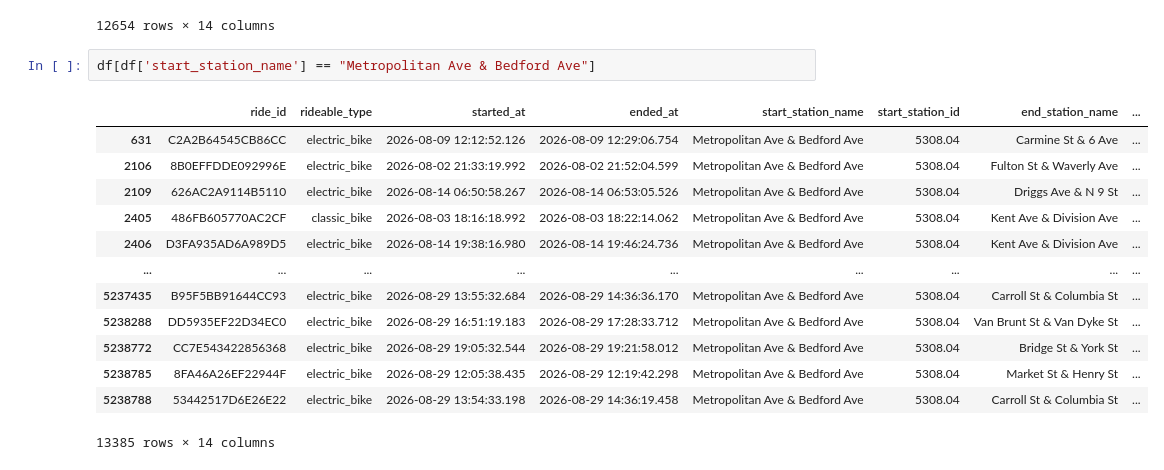
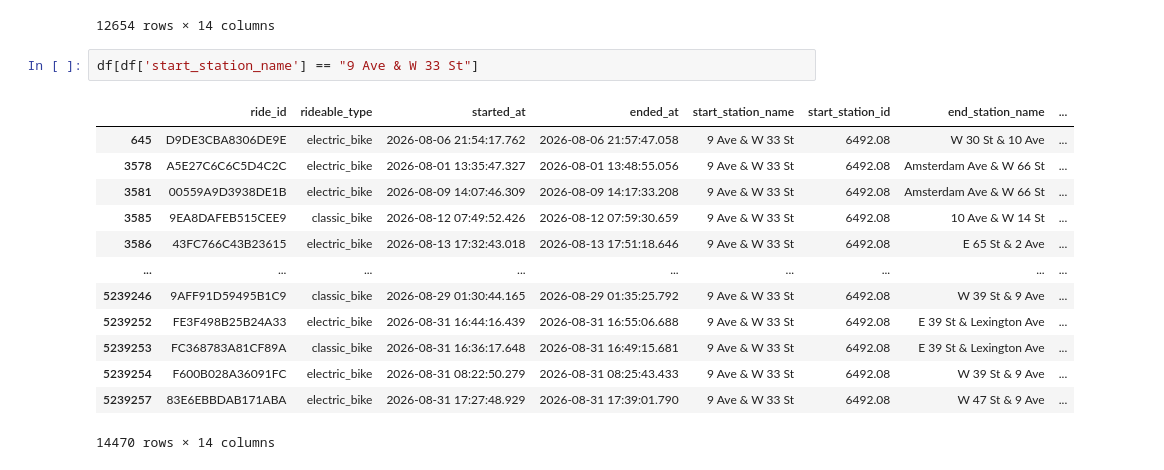
Before and after one commit to rachichi/citibikeavailability, a Jupyter notebook: citibike.ipynb, the cells around one changed output. Cells and saved outputs as stored; diff of their text form.

```diff
--- a/citibike.ipynb
+++ b/citibike.ipynb
@@ -237,19 +237,19 @@ df[df['start_station_name'] == "N 7 St & Driggs Ave"]
 | 5234380 | BC08E758AEFAD9ED | electric_bike | 2026-08-30 10:31:24.862 | 2026-08-30 10:45:55.680 | N 7 St & Driggs Ave | 5340.01 | Halsey St & Tompkins Ave | ... |
 12654 rows × 14 columns
 # %%
-df[df['start_station_name'] == "Metropolitan Ave & Bedford Ave"]
+df[df['start_station_name'] == "9 Ave & W 33 St"]
 # %% [output]
 |  | ride_id | rideable_type | started_at | ended_at | start_station_name | start_station_id | end_station_name | ... |
-| 631 | C2A2B64545CB86CC | electric_bike | 2026-08-09 12:12:52.126 | 2026-08-09 12:29:06.754 | Metropolitan Ave & Bedford Ave | 5308.04 | Carmine St & 6 Ave | ... |
-| 2106 | 8B0EFFDDE092996E | electric_bike | 2026-08-02 21:33:19.992 | 2026-08-02 21:52:04.599 | Metropolitan Ave & Bedford Ave | 5308.04 | Fulton St & Waverly Ave | ... |
-| 2109 | 626AC2A9114B5110 | electric_bike | 2026-08-14 06:50:58.267 | 2026-08-14 06:53:05.526 | Metropolitan Ave & Bedford Ave | 5308.04 | Driggs Ave & N 9 St | ... |
-| 2405 | 486FB605770AC2CF | classic_bike | 2026-08-03 18:16:18.992 | 2026-08-03 18:22:14.062 | Metropolitan Ave & Bedford Ave | 5308.04 | Kent Ave & Division Ave | ... |
-| 2406 | D3FA935AD6A989D5 | electric_bike | 2026-08-14 19:38:16.980 | 2026-08-14 19:46:24.736 | Metropolitan Ave & Bedford Ave | 5308.04 | Kent Ave & Division Ave | ... |
+| 645 | D9DE3CBA8306DE9E | electric_bike | 2026-08-06 21:54:17.762 | 2026-08-06 21:57:47.058 | 9 Ave & W 33 St | 6492.08 | W 30 St & 10 Ave | ... |
+| 3578 | A5E27C6C6C5D4C2C | electric_bike | 2026-08-01 13:35:47.327 | 2026-08-01 13:48:55.056 | 9 Ave & W 33 St | 6492.08 | Amsterdam Ave & W 66 St | ... |
+| 3581 | 00559A9D3938DE1B | electric_bike | 2026-08-09 14:07:46.309 | 2026-08-09 14:17:33.208 | 9 Ave & W 33 St | 6492.08 | Amsterdam Ave & W 66 St | ... |
+| 3585 | 9EA8DAFEB515CEE9 | classic_bike | 2026-08-12 07:49:52.426 | 2026-08-12 07:59:30.659 | 9 Ave & W 33 St | 6492.08 | 10 Ave & W 14 St | ... |
+| 3586 | 43FC766C43B23615 | electric_bike | 2026-08-13 17:32:43.018 | 2026-08-13 17:51:18.646 | 9 Ave & W 33 St | 6492.08 | E 65 St & 2 Ave | ... |
 | ... | ... | ... | ... | ... | ... | ... | ... | ... |
-| 5237435 | B95F5BB91644CC93 | electric_bike | 2026-08-29 13:55:32.684 | 2026-08-29 14:36:36.170 | Metropolitan Ave & Bedford Ave | 5308.04 | Carroll St & Columbia St | ... |
-| 5238288 | DD5935EF22D34EC0 | electric_bike | 2026-08-29 16:51:19.183 | 2026-08-29 17:28:33.712 | Metropolitan Ave & Bedford Ave | 5308.04 | Van Brunt St & Van Dyke St | ... |
-| 5238772 | CC7E543422856368 | electric_bike | 2026-08-29 19:05:32.544 | 2026-08-29 19:21:58.012 | Metropolitan Ave & Bedford Ave | 5308.04 | Bridge St & York St | ... |
-| 5238785 | 8FA46A26EF22944F | electric_bike | 2026-08-29 12:05:38.435 | 2026-08-29 12:19:42.298 | Metropolitan Ave & Bedford Ave | 5308.04 | Market St & Henry St | ... |
-| 5238788 | 53442517D6E26E22 | electric_bike | 2026-08-29 13:54:33.198 | 2026-08-29 14:36:19.458 | Metropolitan Ave & Bedford Ave | 5308.04 | Carroll St & Columbia St | ... |
+| 5239246 | 9AFF91D59495B1C9 | classic_bike | 2026-08-29 01:30:44.165 | 2026-08-29 01:35:25.792 | 9 Ave & W 33 St | 6492.08 | W 39 St & 9 Ave | ... |
+| 5239252 | FE3F498B25B24A33 | electric_bike | 2026-08-31 16:44:16.439 | 2026-08-31 16:55:06.688 | 9 Ave & W 33 St | 6492.08 | E 39 St & Lexington Ave | ... |
+| 5239253 | FC368783A81CF89A | classic_bike | 2026-08-31 16:36:17.648 | 2026-08-31 16:49:15.681 | 9 Ave & W 33 St | 6492.08 | E 39 St & Lexington Ave | ... |
+| 5239254 | F600B028A36091FC | electric_bike | 2026-08-31 08:22:50.279 | 2026-08-31 08:25:43.433 | 9 Ave & W 33 St | 6492.08 | W 39 St & 9 Ave | ... |
+| 5239257 | 83E6EBBDAB171ABA | electric_bike | 2026-08-31 17:27:48.929 | 2026-08-31 17:39:01.790 | 9 Ave & W 33 St | 6492.08 | W 47 St & 9 Ave | ... |
-13385 rows × 14 columns
+14470 rows × 14 columns
 # %%
```
Also changed, not shown: parts of 1 cell of this notebook.
